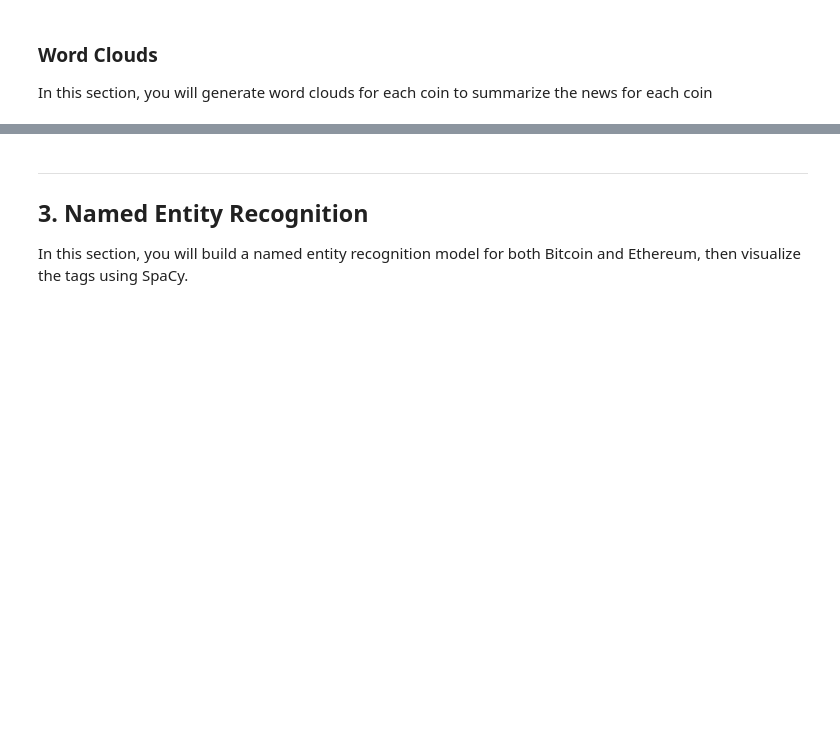
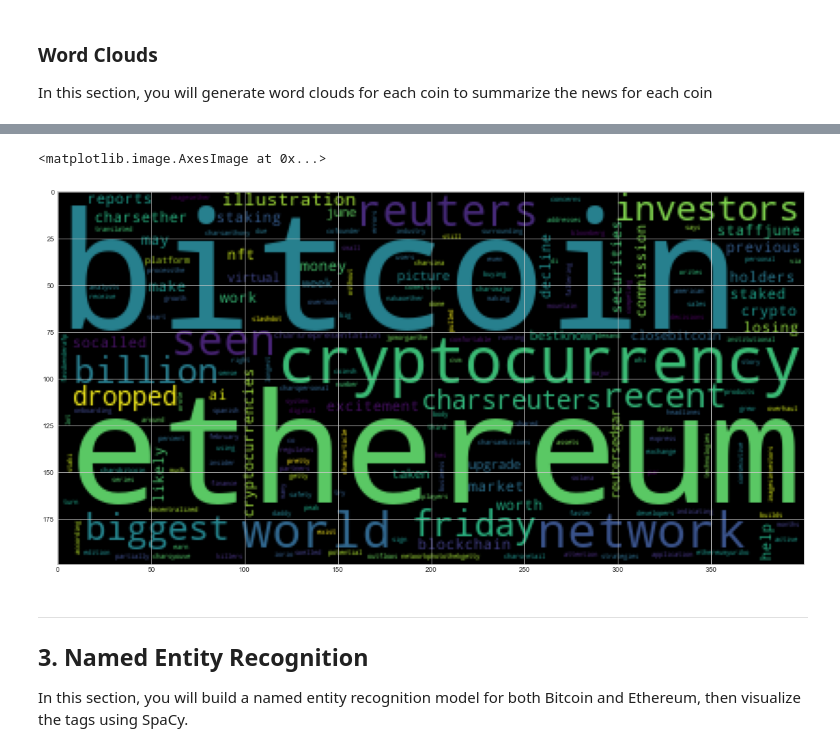
Before and after one commit to Wil-bro0824/Tales-From-Crypto, a Jupyter notebook: crypto_sentiment.ipynb, the cells around one changed output, grey strips where cells are left out. Saved outputs shown, nothing was run; the diff lists cells and outputs as text; code cells hidden in the pictures; blank space fills up the shorter version.

```diff
--- a/crypto_sentiment.ipynb
+++ b/crypto_sentiment.ipynb
@@ -285,4 +285,8 @@ bitcoin_ngram_count
  dict_items([(('representation', 'virtual'), 1), (('virtual', 'currency'), 1), (('currency', 'bitcoin'), 1), (('bitcoin', 'seen'), 1), (('seen', 'front'), 1), (('front', 'stock'), 1), (('stock', 'grap ...
 # %%
 # Generate the Ethereum N-grams where N=2
-# YOUR CODE HERE!
+ethereum_ngram_count = []
+for tokens in ethereum_df['tokens']:
+    ngrams_count = dict(Counter(ngrams(tokens, n=2)))
+    ethereum_ngram_count.append(ngrams_count.items())
+ethereum_ngram_count
@@ -318,3 +400,16 @@ mpl.rcParams['figure.figsize'] = [20.0, 10.0]
+# %%
+# Generate the Ethereum word cloud
+text_eth = []
+for ethereum_token in ethereum_df['tokens']:
+    text_eth.append(' '.join(ethereum_token))
+text = ''
+for i in text_eth:
+    text += i
+wc = WordCloud().generate(text)
+plt.imshow(wc)
+# %% [output]
+<matplotlib.image.AxesImage at 0x...>
+[figure, added]
 # %% [markdown]
 ---
 ## 3. Named Entity Recognition
```
Also changed, not shown: parts of 16 cells of this notebook.
